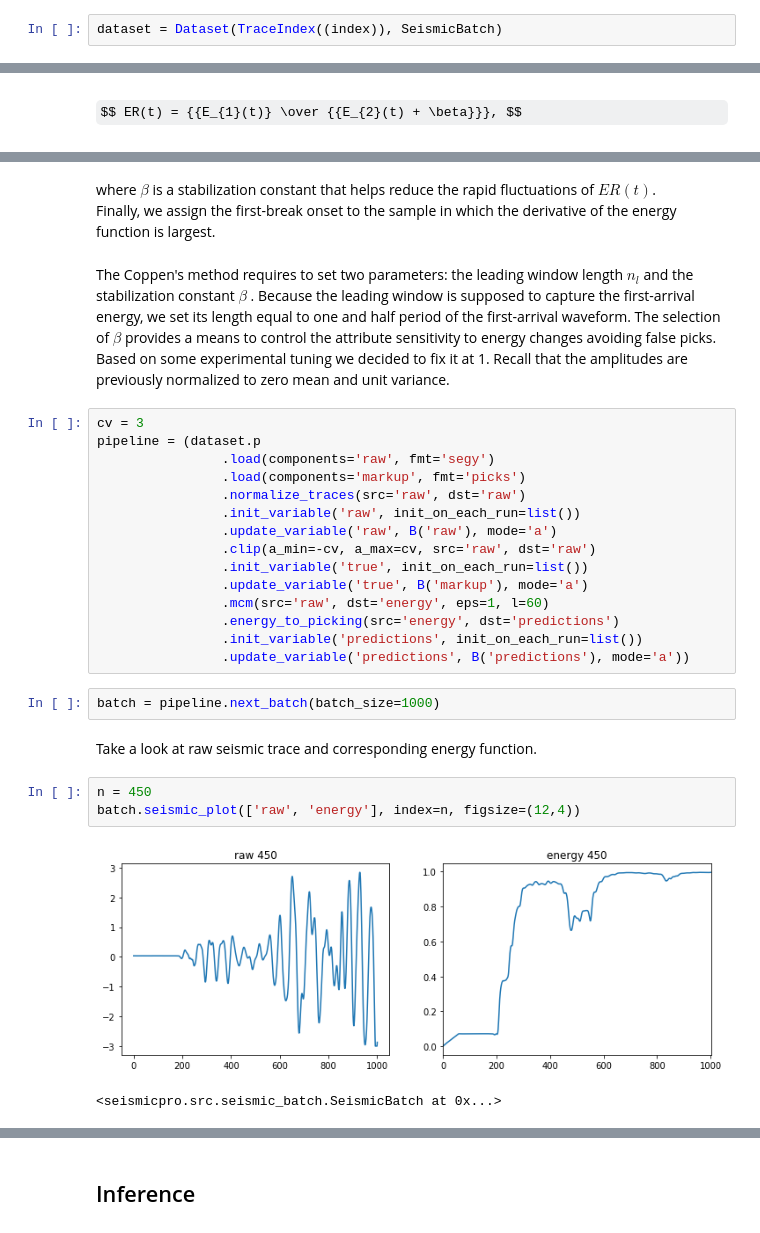
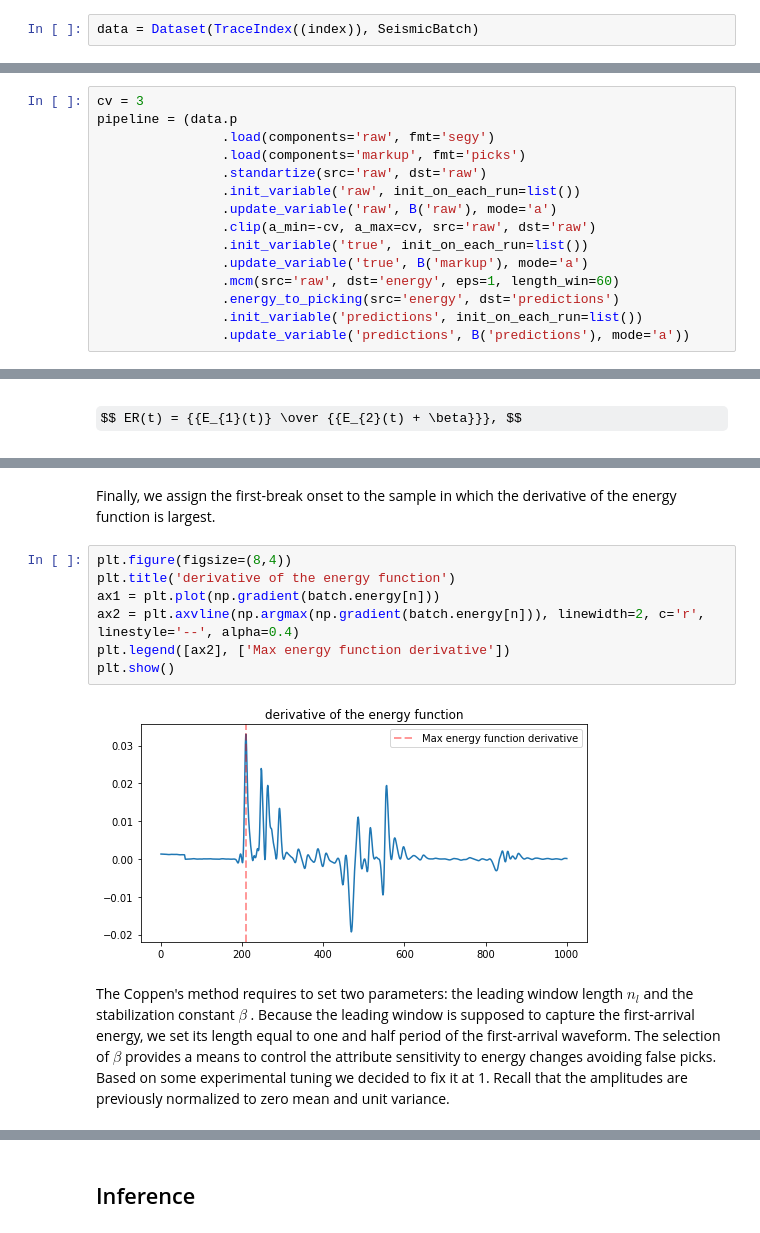
Before and after one commit to learnserd/SeismicPro, a Jupyter notebook: models/First_break_picking/Coppen's_unsupervised_method/model_description.ipynb, the cells around one changed output, grey strips where cells are left out. Cells and saved outputs as stored; diff of their text form; some formulas as TeX source.

```diff
--- a/models/First_break_picking/Coppen's_unsupervised_method/model_description.ipynb
+++ b/models/First_break_picking/Coppen's_unsupervised_method/model_description.ipynb
@@ -40,5 +58,5 @@ index = (FieldIndex(name='raw', path=path_raw, markup_path=markup_path))
 # %%
-dataset = Dataset(TraceIndex((index)), SeismicBatch)
+data = Dataset(TraceIndex((index)), SeismicBatch)
 # %% [markdown]
 ## Model
 # %% [markdown]
@@ -45,0 +71,15 @@ The basic idea of this strategy is very simple and follows [Coppen's method](htt
+# %%
+cv = 3
+pipeline = (data.p
+                .load(components='raw', fmt='segy')
+                .load(components='markup', fmt='picks')
+                .standartize(src='raw', dst='raw')
+                .init_variable('raw', init_on_each_run=list())
+                .update_variable('raw', B('raw'), mode='a')
+                .clip(a_min=-cv, a_max=cv, src='raw', dst='raw')
+                .init_variable('true', init_on_each_run=list())
+                .update_variable('true', B('markup'), mode='a')
+                .mcm(src='raw', dst='energy', eps=1, length_win=60)
+                .energy_to_picking(src='energy', dst='predictions')
+                .init_variable('predictions', init_on_each_run=list())
+                .update_variable('predictions', B('predictions'), mode='a'))
@@ -55,30 +113,13 @@ $$ ER(t) = {{E_{1}(t)} \over {{E_{2}(t) + \beta}}}, $$
 # %% [markdown]
-where $\beta$ is a stabilization constant that helps reduce the rapid fluctuations of $ER(t)$.
 Finally, we assign the first-break onset to the sample in which the derivative of the energy function is largest.
+# %%
+plt.figure(figsize=(8,4))
+plt.title('derivative of the energy function')
+ax1 = plt.plot(np.gradient(batch.energy[n]))
+ax2 = plt.axvline(np.argmax(np.gradient(batch.energy[n])), linewidth=2, c='r', linestyle='--', alpha=0.4)
+plt.legend([ax2], ['Max energy function derivative'])
+plt.show()
+# %% [output]
+[figure, added]
 # %% [markdown]
 The Coppen's method requires to set two parameters: the leading window length $n_{l}$ and the stabilization constant $\beta$ . Because the leading window is supposed to capture the first-arrival energy, we set its length equal to one and half period of the first-arrival waveform. The selection of $\beta$ provides a means to control the attribute sensitivity to energy changes avoiding false picks. Based on some experimental tuning we decided to fix it at 1. Recall that the amplitudes are previously normalized to zero mean and unit variance.
-# %%
-cv = 3
-pipeline = (dataset.p
-                .load(components='raw', fmt='segy')
-                .load(components='markup', fmt='picks')
-                .normalize_traces(src='raw', dst='raw')
-                .init_variable('raw', init_on_each_run=list())
-                .update_variable('raw', B('raw'), mode='a')
-                .clip(a_min=-cv, a_max=cv, src='raw', dst='raw')
-                .init_variable('true', init_on_each_run=list())
-                .update_variable('true', B('markup'), mode='a')
-                .mcm(src='raw', dst='energy', eps=1, l=60)
-                .energy_to_picking(src='energy', dst='predictions')
-                .init_variable('predictions', init_on_each_run=list())
-                .update_variable('predictions', B('predictions'), mode='a'))
-# %%
-batch = pipeline.next_batch(batch_size=1000)
-# %% [markdown]
-Take a look at raw seismic trace and corresponding energy function.
-# %%
-n = 450
-batch.seismic_plot(['raw', 'energy'], index=n, figsize=(12,4))
-# %% [output]
-[figure, removed]
-<seismicpro.src.seismic_batch.SeismicBatch at 0x...>
```
Also changed, not shown: parts of 39 cells of this notebook, 4 other files.
